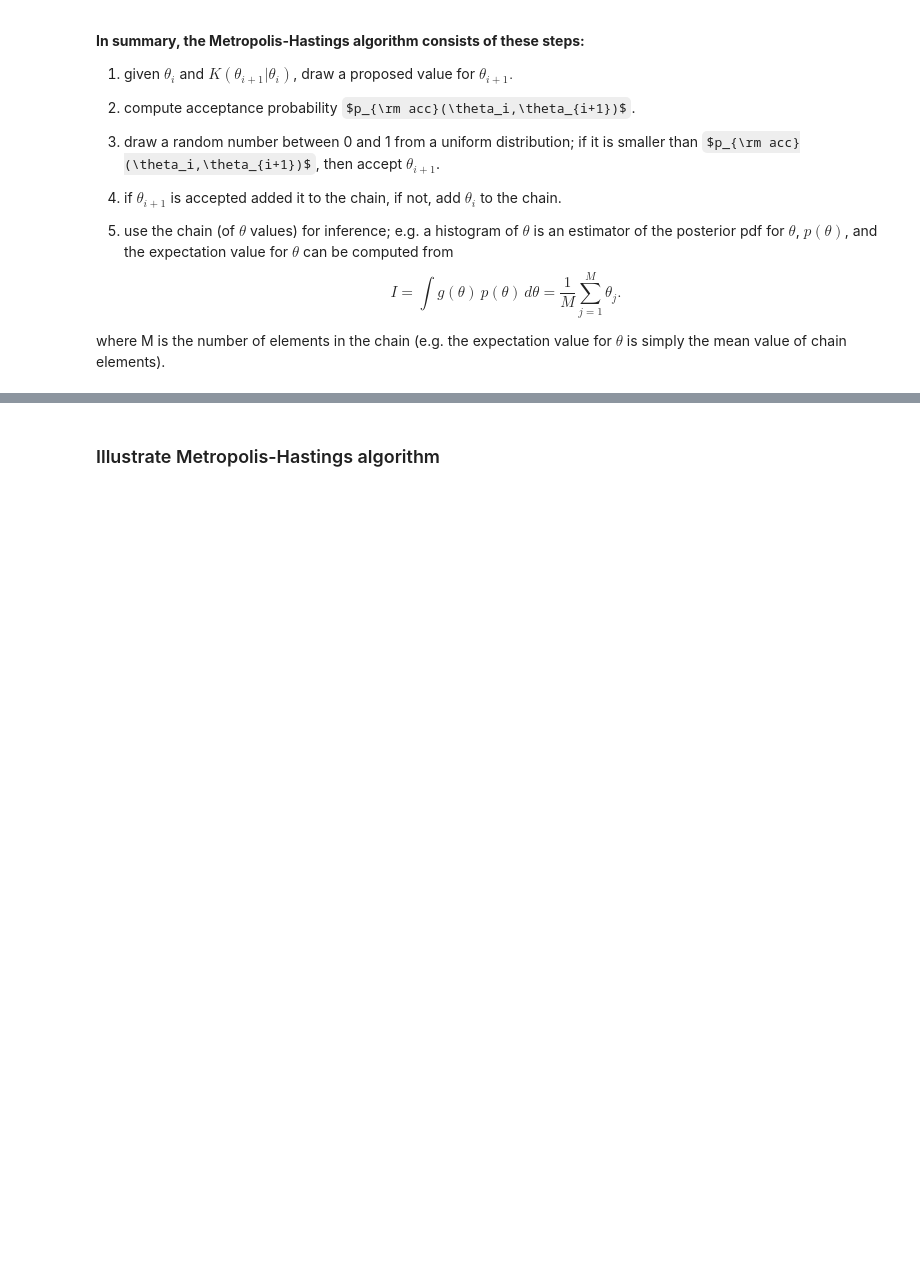
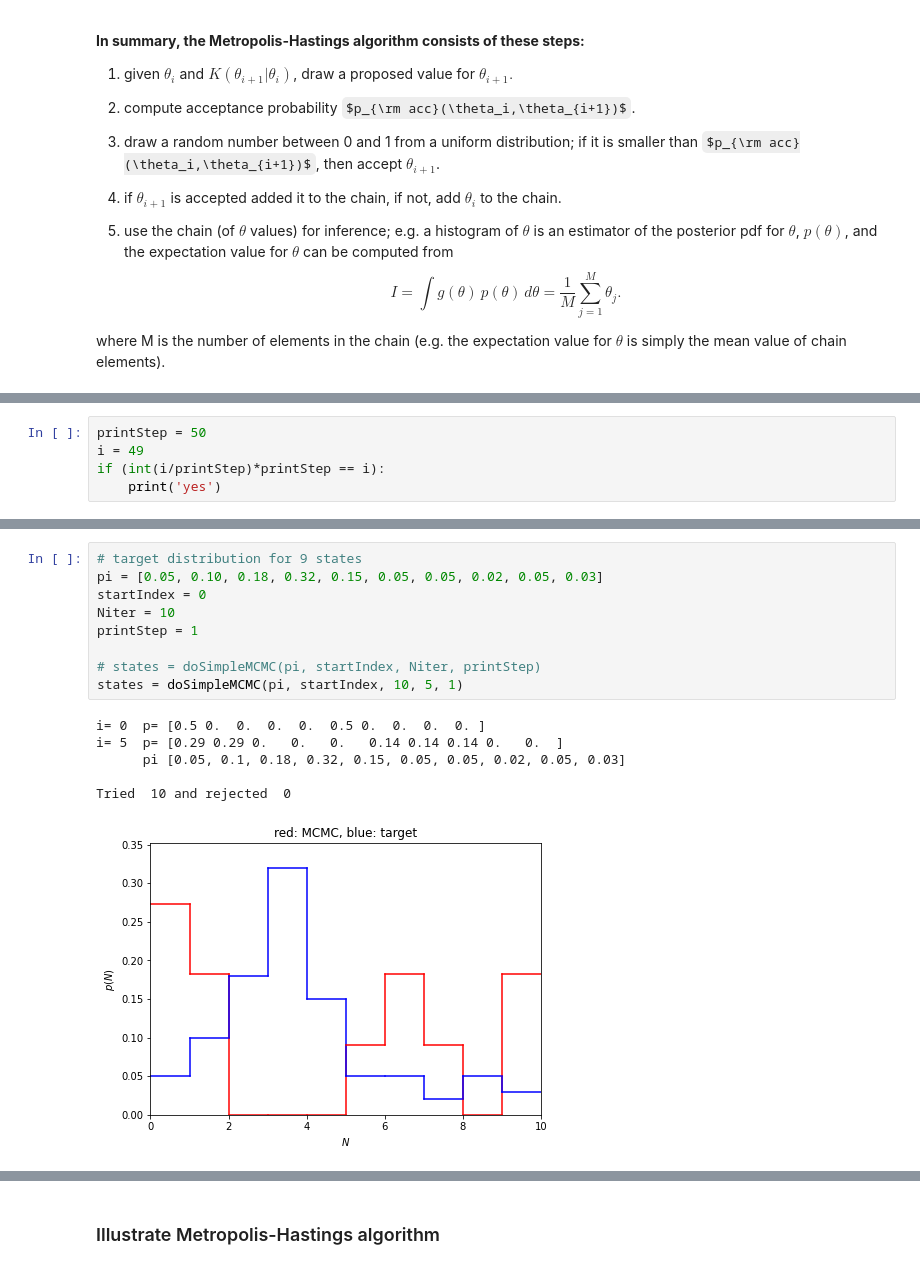
Before and after one commit to ivezic/IRB2023, a Jupyter notebook: notebooks/IRBclass5.ipynb, the cells around one changed output, grey strips where cells are left out. Saved outputs shown, nothing was run; the diff lists cells and outputs as text; some formulas as TeX source; blank space fills up the shorter version.

```diff
--- a/notebooks/IRBclass5.ipynb
+++ b/notebooks/IRBclass5.ipynb
@@ -338,0 +411,5 @@ the expectation value for $\theta$ is simply the mean value of chain elements).
+# %%
+printStep = 50
+i = 49
+if (int(i/printStep)*printStep == i):
+    print('yes')
@@ -338,0 +477,16 @@ the expectation value for $\theta$ is simply the mean value of chain elements).
+# %%
+# target distribution for 9 states
+pi = [0.05, 0.10, 0.18, 0.32, 0.15, 0.05, 0.05, 0.02, 0.05, 0.03]
+startIndex = 0
+Niter = 10
+printStep = 1
+
+# states = doSimpleMCMC(pi, startIndex, Niter, printStep)
+states = doSimpleMCMC(pi, startIndex, 10, 5, 1)
+# %% [output]
+i= 0  p= [0.5 0.  0.  0.  0.  0.5 0.  0.  0.  0. ]
+i= 5  p= [0.29 0.29 0.   0.   0.   0.14 0.14 0.14 0.   0.  ]
+      pi [0.05, 0.1, 0.18, 0.32, 0.15, 0.05, 0.05, 0.02, 0.05, 0.03]
+
+Tried  10 and rejected  0
+[figure, added]
```
Also changed, not shown: parts of 11 cells of this notebook.
